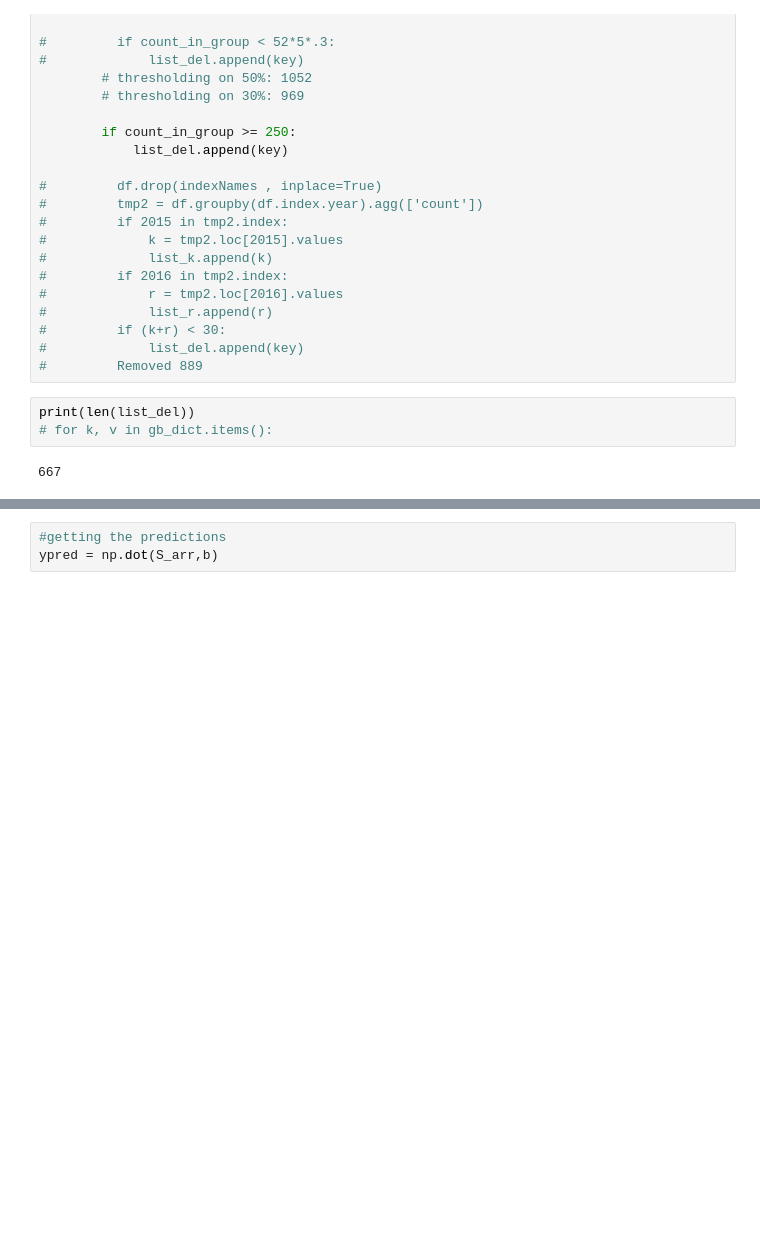
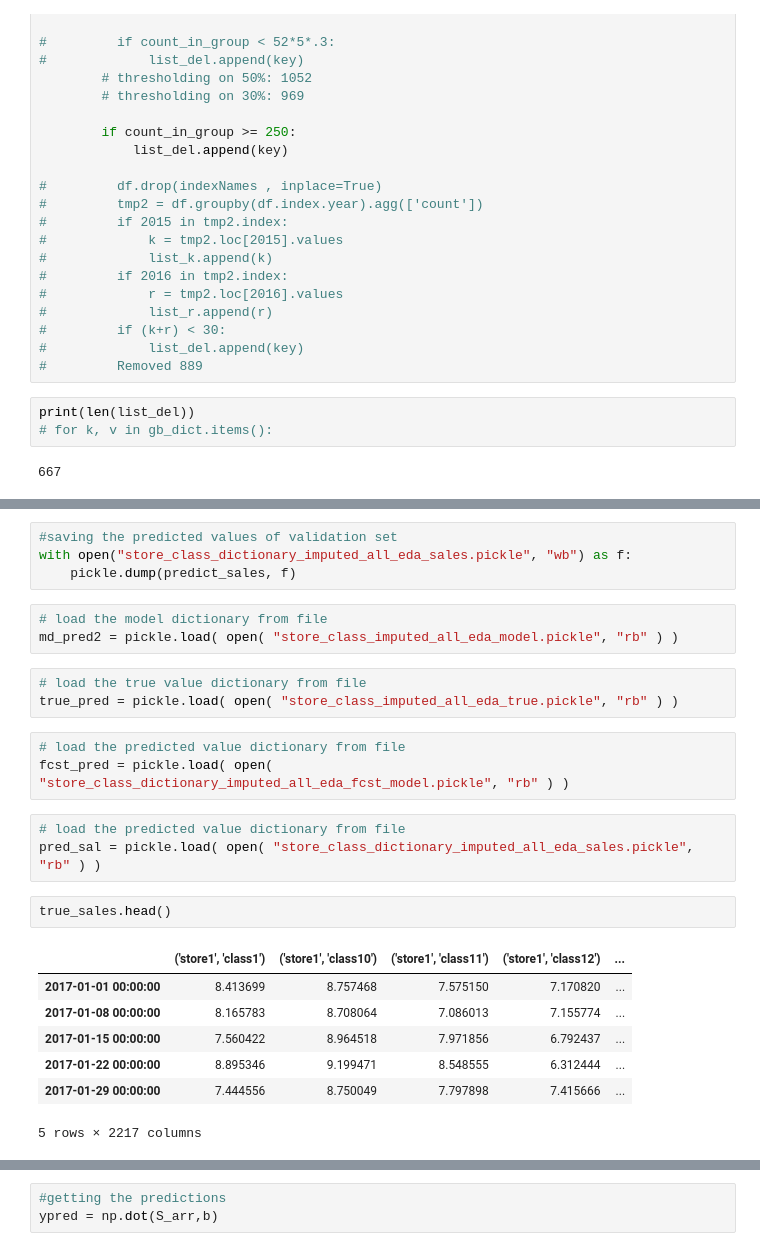
Before and after one commit to Abhishek-pv/Hierachial-Time-Series-Forecasting, a Jupyter notebook: notebook/EDA_Prophet_log_negremove_zero_model.ipynb, the cells around one changed output, grey strips where cells are left out. Cells and saved outputs as stored; diff of their text form; blank space fills up the shorter version.

```diff
--- a/notebook/EDA_Prophet_log_negremove_zero_model.ipynb
+++ b/notebook/EDA_Prophet_log_negremove_zero_model.ipynb
@@ -199,0 +242,26 @@ S_arr = summation.to_numpy()
+# %%
+#saving the predicted values of validation set
+with open("store_class_dictionary_imputed_all_eda_sales.pickle", "wb") as f:
+    pickle.dump(predict_sales, f)
+# %%
+# load the model dictionary from file
+md_pred2 = pickle.load( open( "store_class_imputed_all_eda_model.pickle", "rb" ) )
+# %%
+# load the true value dictionary from file
+true_pred = pickle.load( open( "store_class_imputed_all_eda_true.pickle", "rb" ) )
+# %%
+# load the predicted value dictionary from file
+fcst_pred = pickle.load( open( "store_class_dictionary_imputed_all_eda_fcst_model.pickle", "rb" ) )
+# %%
+# load the predicted value dictionary from file
+pred_sal = pickle.load( open( "store_class_dictionary_imputed_all_eda_sales.pickle", "rb" ) )
+# %%
+true_sales.head()
+# %% [output]
+|  | ('store1', 'class1') | ('store1', 'class10') | ('store1', 'class11') | ('store1', 'class12') | ... |
+| 2017-01-01 00:00:00 | 8.413699 | 8.757468 | 7.575150 | 7.170820 | ... |
+| 2017-01-08 00:00:00 | 8.165783 | 8.708064 | 7.086013 | 7.155774 | ... |
+| 2017-01-15 00:00:00 | 7.560422 | 8.964518 | 7.971856 | 6.792437 | ... |
+| 2017-01-22 00:00:00 | 8.895346 | 9.199471 | 8.548555 | 6.312444 | ... |
+| 2017-01-29 00:00:00 | 7.444556 | 8.750049 | 7.797898 | 7.415666 | ... |
+5 rows × 2217 columns
```
Also changed, not shown: parts of 64 cells of this notebook.
